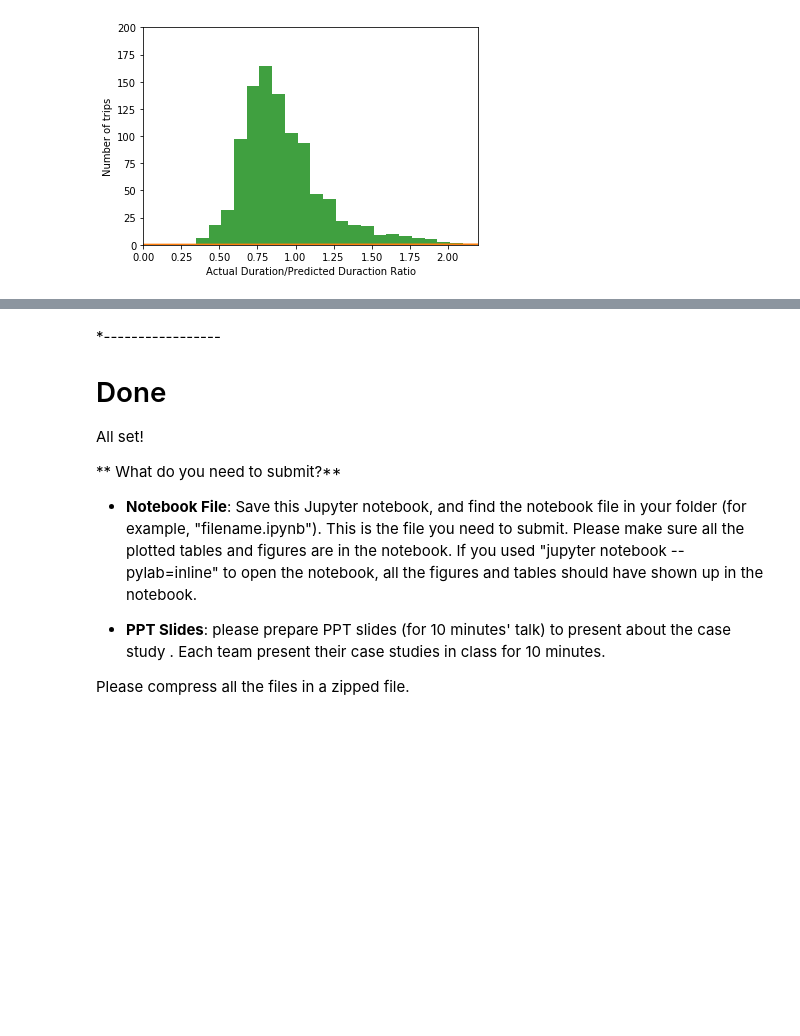
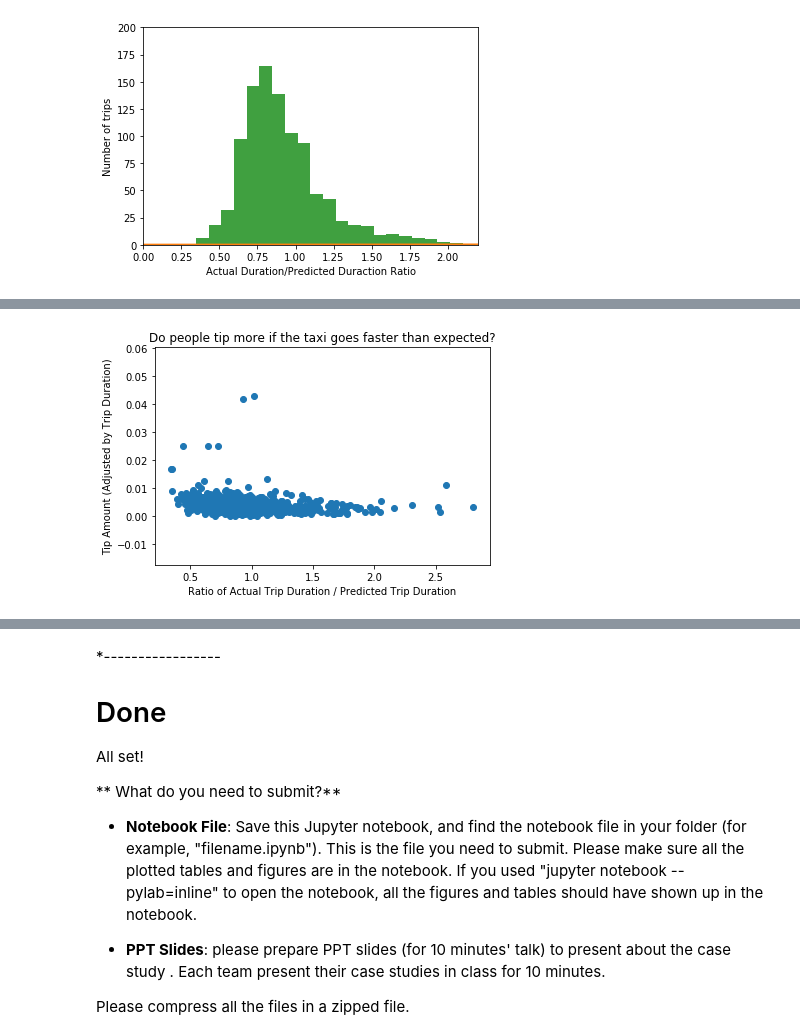
Before and after one commit to gr-b/Uber-Data-Analysis, a Jupyter notebook: case4.ipynb, the cells around one changed output, grey strips where cells are left out. Cells and saved outputs as stored; diff of their text form; code cells hidden in the pictures; blank space fills up the shorter version.

Commit message:
added scatterplot

```diff
--- a/case4.ipynb
+++ b/case4.ipynb
@@ -298,3 +298,88 @@ plt.show()
 # %% [output]
 0.931320887888
 [figure]
+# %%
+import json
+import matplotlib.pyplot as plt
+import numpy as np
+import matplotlib.mlab as mlab
+from scipy.stats import norm
+
+datafile = open('yellowTest1000.txt','r')
+
+trips = []
+
+trip = {}
+
+for line in datafile:
+    splitline = line.split()
+    if splitline[0] == 'Dist,':
+        trip['recorded_dist'] = int(float(splitline[1].split(':')[1][:-1]))
+        trip['google_dist'] = int(splitline[2].split(':')[1])
+        trip['tip'] = float(splitline[3])
+    if splitline[0] == 'Time,':
+        trip['recorded_time'] = int(float(splitline[1].split(':')[1][:-1]))
+        trip['google_time'] = int(splitline[2].split(':')[1])
+        trips += [trip]
+        trip = {}
+ratios = []
+
+for trip in trips:
+    ratio = float(trip['recorded_time'])/float(trip['google_time'])
+    trip['ratio'] = ratio
+    if ratio < 10:
+        ratios += [ratio]
+    #print json.dumps(trip, indent =1)
+
+
+x = []
+y = []
+sumbelow1 = 0
+numbelow1 = 0
+
+sumabove1 = 0
+numabove1 = 0
+for trip in trips:
+    #points += [(trip['ratio'], trip['tip'])]
+    if trip['ratio'] < 3:
+        x += [trip['ratio']]
+        y += [float(trip['tip'])/float(trip['recorded_time'])]
+
+        if trip['ratio'] < 1:
+            sumbelow1 += trip['tip']/float(trip['recorded_time'])
+            numbelow1 += 1
+        elif trip['ratio'] >= 1:
+            sumabove1 += trip['tip']/float(trip['recorded_time'])
+            numabove1 += 1
+
+avgbelow = sumbelow1 / numbelow1
+avgabove = sumabove1 / numabove1
+
+print 'Average tip(Adjusted for trip duration) with trip ratio below 1: ' + str(avgbelow)
+print 'Average tip(Adjusted for trip duration) with trip ratio above 1: ' + str(avgabove)
+print 'Ratio: ' + str(avgbelow/avgabove)
+
+plt.scatter(x, y)
+plt.ylabel('Tip Amount (Adjusted by Trip Duration)')
+plt.xlabel('Ratio of Actual Trip Duration / Predicted Trip Duration')
+plt.title('Do people tip more if the taxi goes faster than expected?')
+plt.show()
+
+'''
+#print ratios
+print sum(ratios)/len(ratios)
+
+#(mu, sigma) = norm.fit(ratios)
+
+n, bins, patches = plt.hist(ratios, 50, facecolor='green', alpha=0.75)
+
+#y = mlab.normpdf(bins, mu, sigma)
+#l = plt.plot(bins, y, 'r--', linewidth=2)
+
+plt.plot(bins)
+
+plt.axis([0, 2.2, 0, 200])
+plt.ylabel('Number of trips')
+plt.xlabel('Actual Duration/Predicted Duraction Ratio')
+plt.show()'''
+# %% [output]
@@ -300,0 +389 @@ plt.show()
+[figure, added]
```
Also changed, not shown: parts of 1 cell of this notebook, 1 other file.
